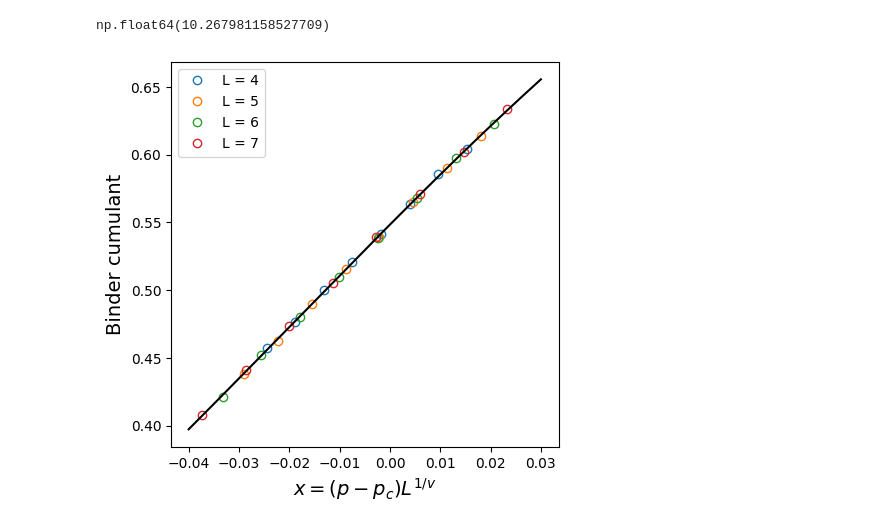
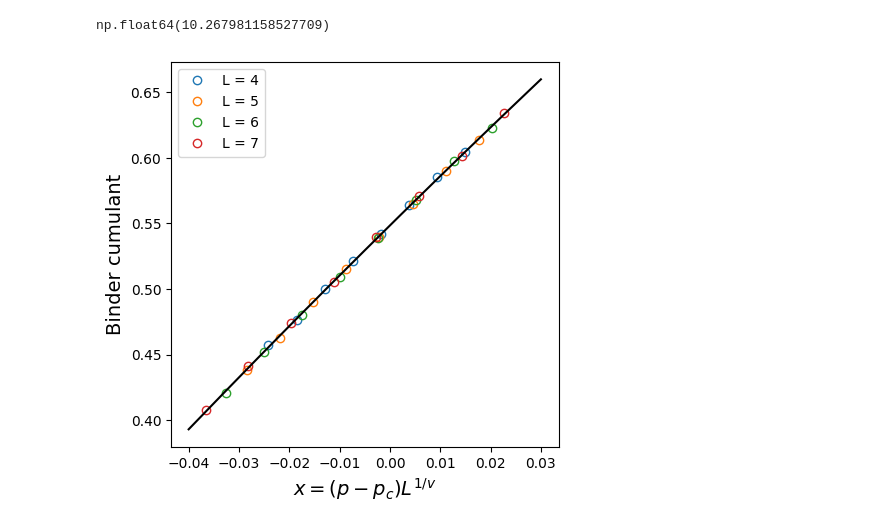
Before and after one commit to steamdou/TOPO-QC, a Jupyter notebook: data_plots/herald-Z3_pz0_heralded.ipynb, the cells around one changed output. Saved outputs shown, nothing was run; the diff lists cells and outputs as text; code cells hidden in the pictures.

Commit message:
plots

```diff
--- a/data_plots/herald-Z3_pz0.ipynb
+++ b/data_plots/herald-Z3_pz0_heralded.ipynb
@@ -255,39 +255,39 @@ Parameter standard deviations: [2.38276004e-04 7.49970072e-02 3.11879594e-03 2.5
  2.57836617e+00 1.07584363e+02]
 np.float64(10.267981158527709)
 # %%
-pc = 0.17861935
-nu = 1.32731807
-A = 0.54840099
-B = 3.73675082
-C = -3.51940846
-D = -60.99924583
+pc = 0.1786388
+nu = 1.3482475
+A = 0.54848453
+B = 3.78711756
+C = -2.47819577
+# D = -60.99924583
 
 p = [0.17, 0.172, 0.174, 0.176, 0.178, 0.18, 0.182, 0.184]
 L = [4, 5, 6, 7]
 error_rate = np.array([np.mean(runs[:, 0:4, :], axis=(0, 1)),
                        np.mean(runs[:, 4:8, :], axis=(0, 1)),
                        np.mean(runs[:, 8:12, :], axis=(0, 1)),
                        np.mean(runs[:, 12:16, :], axis=(0, 1))])
 
 x = np.zeros((len(L), len(p)))
 plt.figure(figsize=(5, 5))
 for l in range(len(L)):
     for i in range(len(p)):
         x[l][i] = (p[i]-pc) * (L[l]**(1/nu))
     plt.plot(x[l], error_rate[l], 'o', markerfacecolor='none', label=f'L = {L[l]}')
 x_data = np.linspace(-0.04, 0.03, 1000)
-y_data = A + B*x_data + C*(x_data**2) +D*(x_data**3)
+y_data = A + B*x_data + C*(x_data**2)  #+D*(x_data**3)
 plt.plot(x_data, y_data, color = 'k')
 
 #ax = plt.gca()
 #ax.spines['top'].set_visible(False)
 #ax.spines['right'].set_visible(False)
 
 #plt.yscale('log')
 plt.xlabel('$x=(p-p_c)L^{1/v}$', fontsize=14)
 plt.ylabel('Binder cumulant', fontsize=14)
 plt.legend()
 #plt.savefig('modified-D4.png', dpi=600, bbox_inches='tight')
 plt.show()
 # %% [output]
-[figure, old version]
+[figure, new version]
```
Also changed, not shown: 5 other files.
